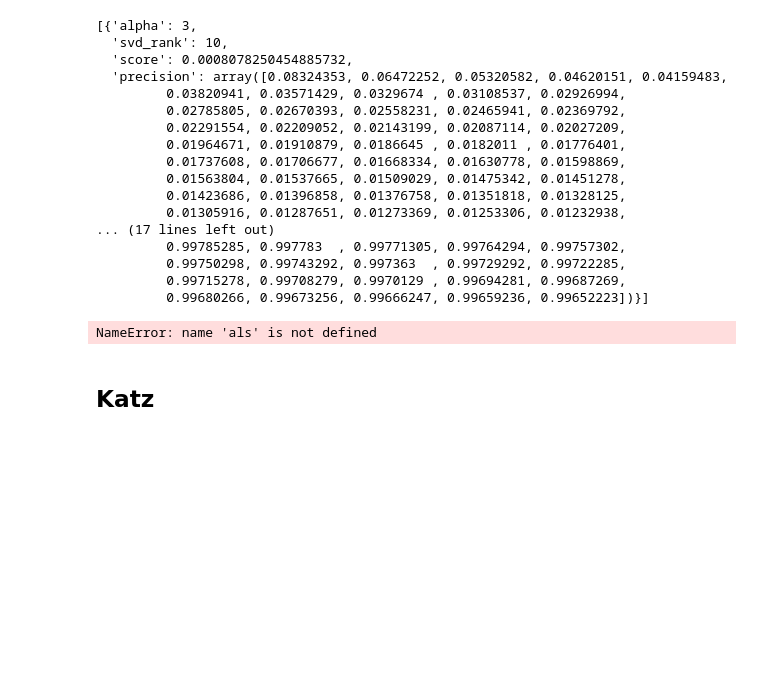
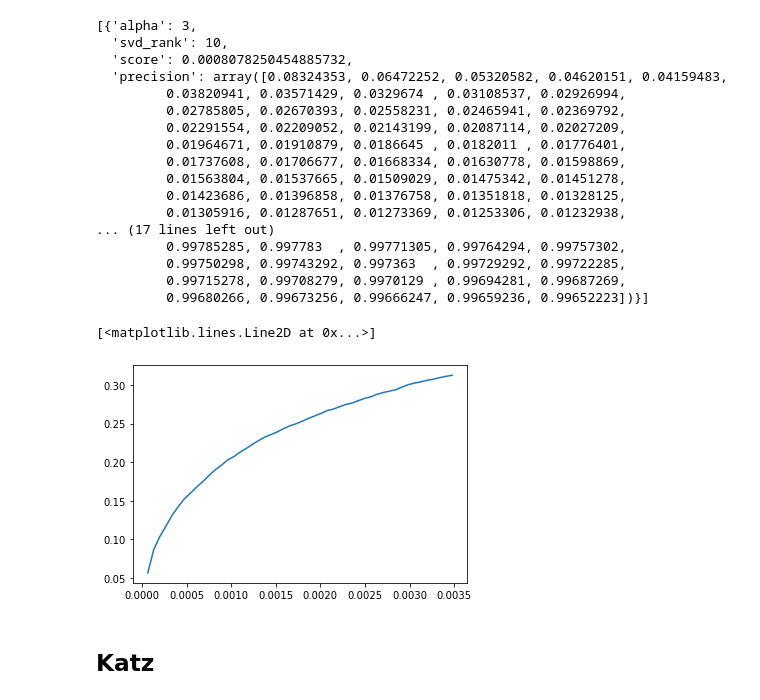
Before and after one commit to basioli-k/affiliation-recommendation, a Jupyter notebook: Models.ipynb, the cells around one changed output. Saved outputs shown, nothing was run; the diff lists cells and outputs as text; code cells hidden in the pictures; blank space fills up the shorter version.

```diff
--- a/Models.ipynb
+++ b/Models.ipynb
@@ -181,9 +181,10 @@ validation_scores_als
          0.99715278, 0.99708279, 0.9970129 , 0.99694281, 0.99687269,
          0.99680266, 0.99673256, 0.99666247, 0.99659236, 0.99652223])}]
 # %%
-plt.plot(1 - validation_scores_als[0]["specificity"], validation_scores-als[0]["sensitivity"])
+plt.plot(1 - validation_scores_als[0]["specificity"], validation_scores_als[0]["sensitivity"])
 # %% [output]
-NameError: name 'als' is not defined
+[<matplotlib.lines.Line2D at 0x...>]
+[figure, added]
 # %% [markdown]
 ## Katz
 # %%
```
